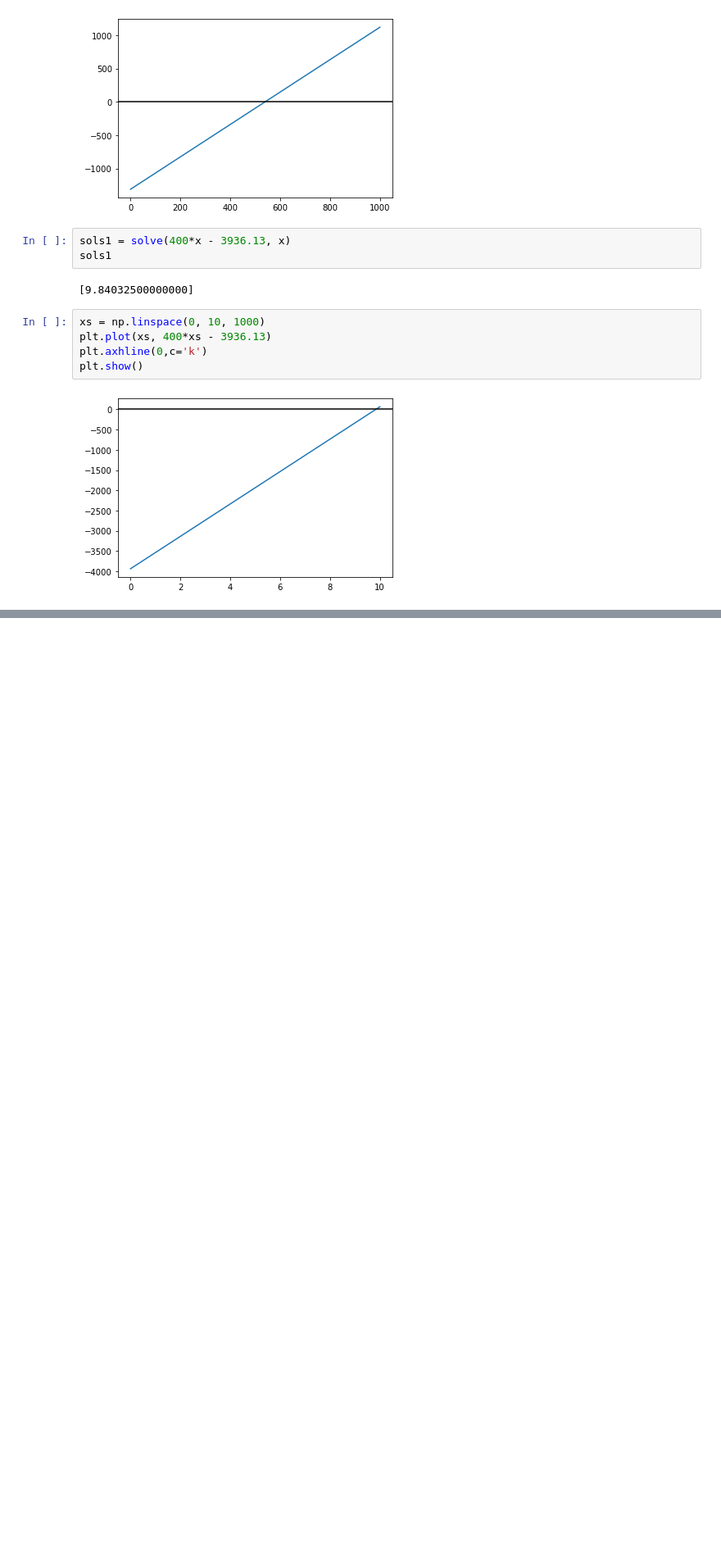
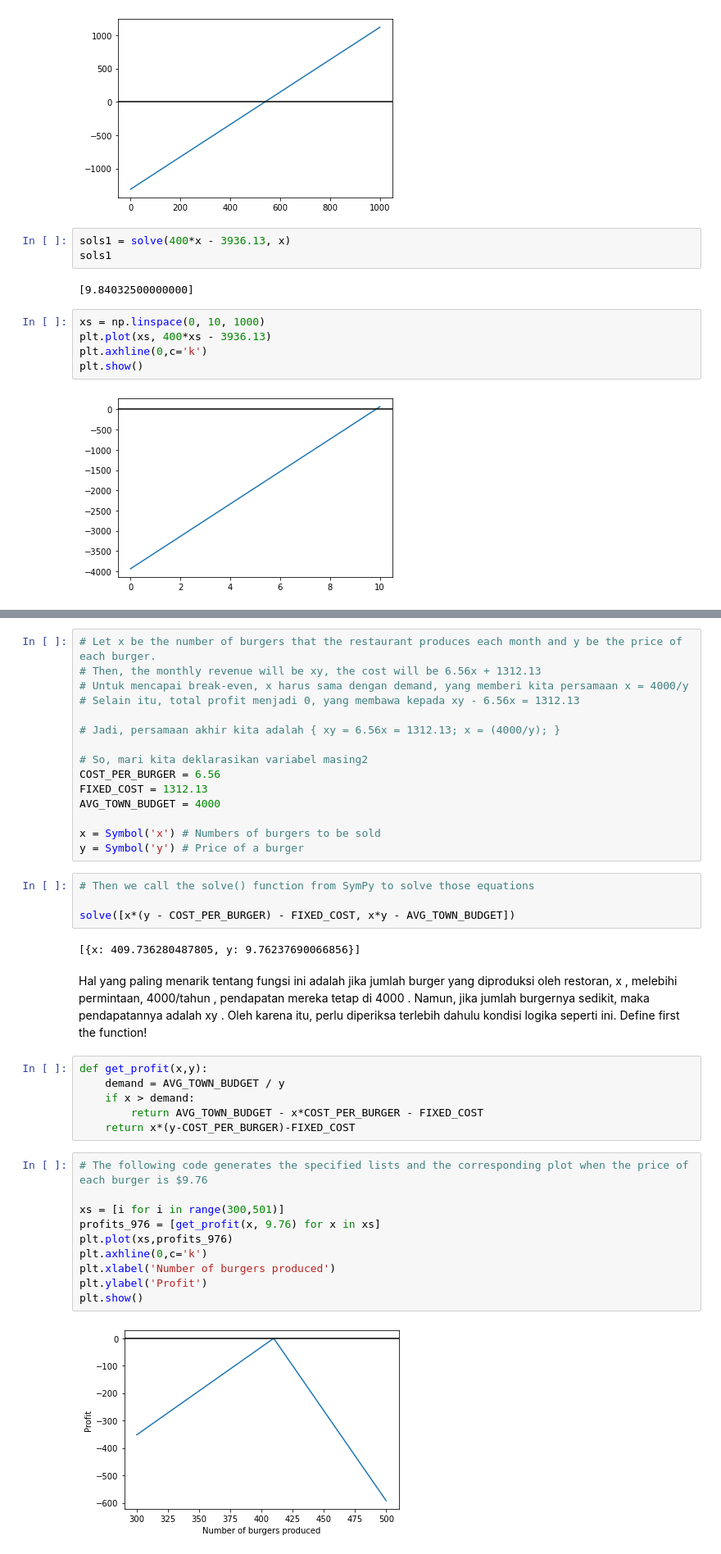
Before and after one commit to samyon7/Statistics-Python, a Jupyter notebook: Work_4/work_4-1.ipynb, the cells around one changed output, grey strips where cells are left out. Shown at 82% size. Cells and saved outputs as stored; diff of their text form; blank space fills up the shorter version.

Commit message:
Break Even Analysis (For non linear equation)

```diff
--- a/Work_4/work_4-1.ipynb
+++ b/Work_4/work_4-1.ipynb
@@ -164,0 +233,41 @@ plt.show()
+# %%
+# Let x be the number of burgers that the restaurant produces each month and y be the price of each burger.
+# Then, the monthly revenue will be xy, the cost will be 6.56x + 1312.13
+# Untuk mencapai break-even, x harus sama dengan demand, yang memberi kita persamaan x = 4000/y
+# Selain itu, total profit menjadi 0, yang membawa kepada xy - 6.56x = 1312.13
+
+# Jadi, persamaan akhir kita adalah { xy = 6.56x = 1312.13; x = (4000/y); }
+
+# So, mari kita deklarasikan variabel masing2
+COST_PER_BURGER = 6.56
+FIXED_COST = 1312.13
+AVG_TOWN_BUDGET = 4000
+
+x = Symbol('x') # Numbers of burgers to be sold
+y = Symbol('y') # Price of a burger
+# %%
+# Then we call the solve() function from SymPy to solve those equations
+
+solve([x*(y - COST_PER_BURGER) - FIXED_COST, x*y - AVG_TOWN_BUDGET])
+# %% [output]
+[{x: 409.736280487805, y: 9.76237690066856}]
+# %% [markdown]
+Hal yang paling menarik tentang fungsi ini adalah jika jumlah burger yang diproduksi oleh restoran, x , melebihi permintaan, 4000/tahun , pendapatan mereka tetap di 4000 . Namun, jika jumlah burgernya sedikit, maka pendapatannya adalah xy . Oleh karena itu, perlu diperiksa terlebih dahulu kondisi logika seperti ini. Define first the function!
+# %%
+def get_profit(x,y):
+    demand = AVG_TOWN_BUDGET / y
+    if x > demand:
+        return AVG_TOWN_BUDGET - x*COST_PER_BURGER - FIXED_COST
+    return x*(y-COST_PER_BURGER)-FIXED_COST
+# %%
+# The following code generates the specified lists and the corresponding plot when the price of each burger is $9.76
+
+xs = [i for i in range(300,501)]
+profits_976 = [get_profit(x, 9.76) for x in xs]
+plt.plot(xs,profits_976)
+plt.axhline(0,c='k')
+plt.xlabel('Number of burgers produced')
+plt.ylabel('Profit')
+plt.show()
+# %% [output]
+[figure, added]
```
Also changed, not shown: parts of 22 cells of this notebook.
